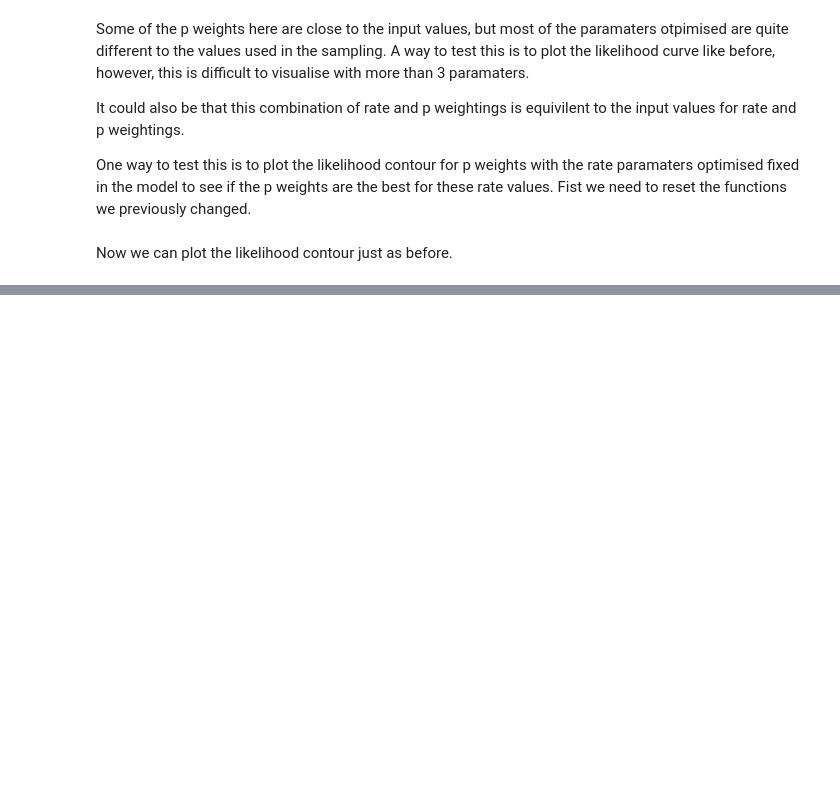
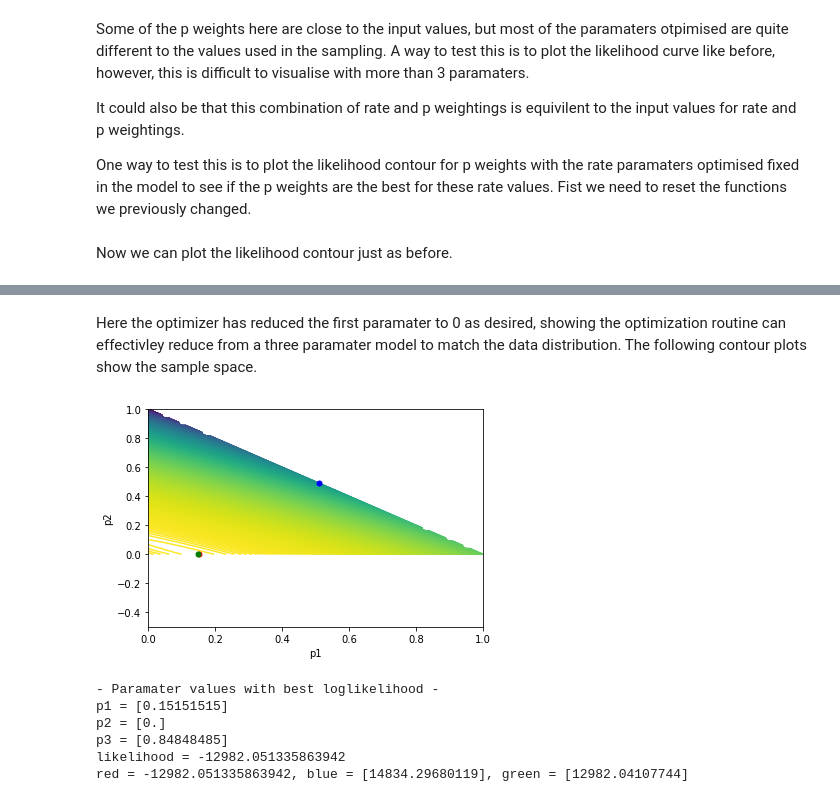
Before and after one commit to joseph-palmer/CMEECourseWork, a Jupyter notebook: Project/Notebooks/sumexp_fitting.ipynb, the cells around one changed output, grey strips where cells are left out. Cells and saved outputs as stored; diff of their text form; code cells hidden in the pictures; blank space fills up the shorter version.

```diff
--- a/Project/Notebooks/sumexp_fitting.ipynb
+++ b/Project/Notebooks/sumexp_fitting.ipynb
@@ -501,0 +622,49 @@ You should also go over the above statement and back it up at relevent sections
+# %% [markdown]
+Here the optimizer has reduced the first paramater to 0 as desired, showing the optimization routine can effectivley reduce from a three paramater model to match the data distribution. The following contour plots show the sample space.
+# %%
+# get data for contour plot
+x = y = np.linspace(0, 1, 100)
+ll = np.zeros((len(x), len(y)))
+for i in range(len(x)):
+    for j in range(len(y)):
+        ll[i][j] = -minimize_nll([x[i], y[j]], simdata)
+# %%
+# make contour plot
+fig = plt.figure()
+plt.contour(x, y, ll, 1000)
+plt.xlabel("p1")
+plt.ylabel("p2")
+
+## retrieve position of highest likelihood and plot point
+max_ll_poss = np.where(ll==np.amax(ll))
+max_x = x[max_ll_poss[1]]
+max_y = y[max_ll_poss[0]]
+plt.plot(max_x, max_y, color="red", marker = "o", markersize=5)
+
+# place marker at actual input values
+plt.plot(in_wp[0], in_wp[1], color="blue", marker = "o", markersize=5)
+
+# place marker at optimized values
+plt.plot(optimized_vals[1], optimized_vals[0], color="green", marker = "o", markersize=5)
+
+plt.ylim((-0.5,1))
+
+# show plot
+plt.show()
+
+# show paramater values
+print("- Paramater values with best loglikelihood -\n"
+      "p1 = {}\n"
+      "p2 = {}\n"
+      "p3 = {}\n"
+      "likelihood = {}".format(max_x, max_y, (1 - max_x - max_y), np.amax(ll)))
+
+print("red = {}, blue = {}, green = {}".format(np.amax(ll), actual_ll, model.fun))
+# %% [output]
+[figure, added]
+- Paramater values with best loglikelihood -
+p1 = [0.15151515]
+p2 = [0.]
+p3 = [0.84848485]
+likelihood = -12982.051335863942
+red = -12982.051335863942, blue = [14834.29680119], green = [12982.04107744]
```
Also changed, not shown: parts of 28 cells of this notebook.
